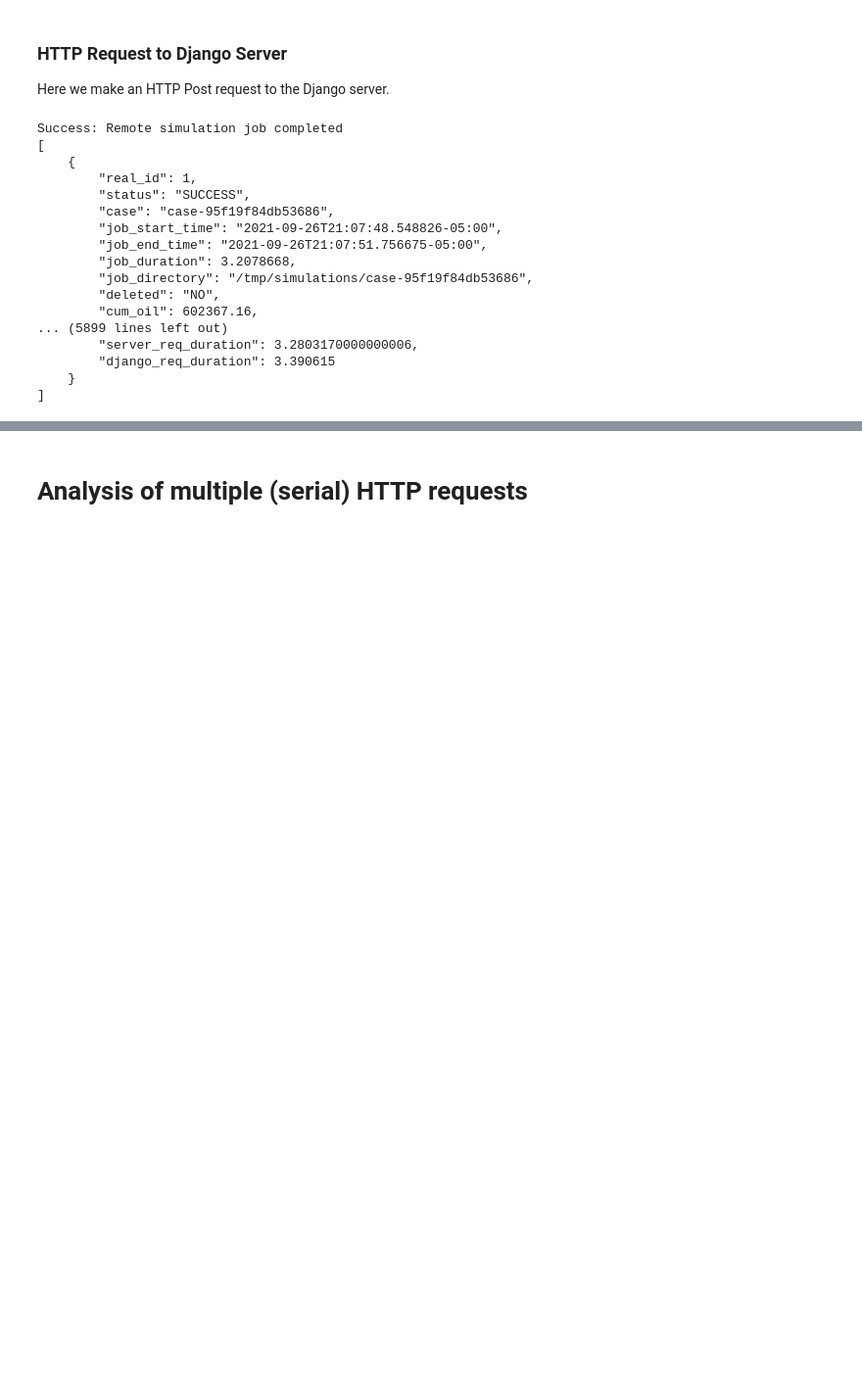
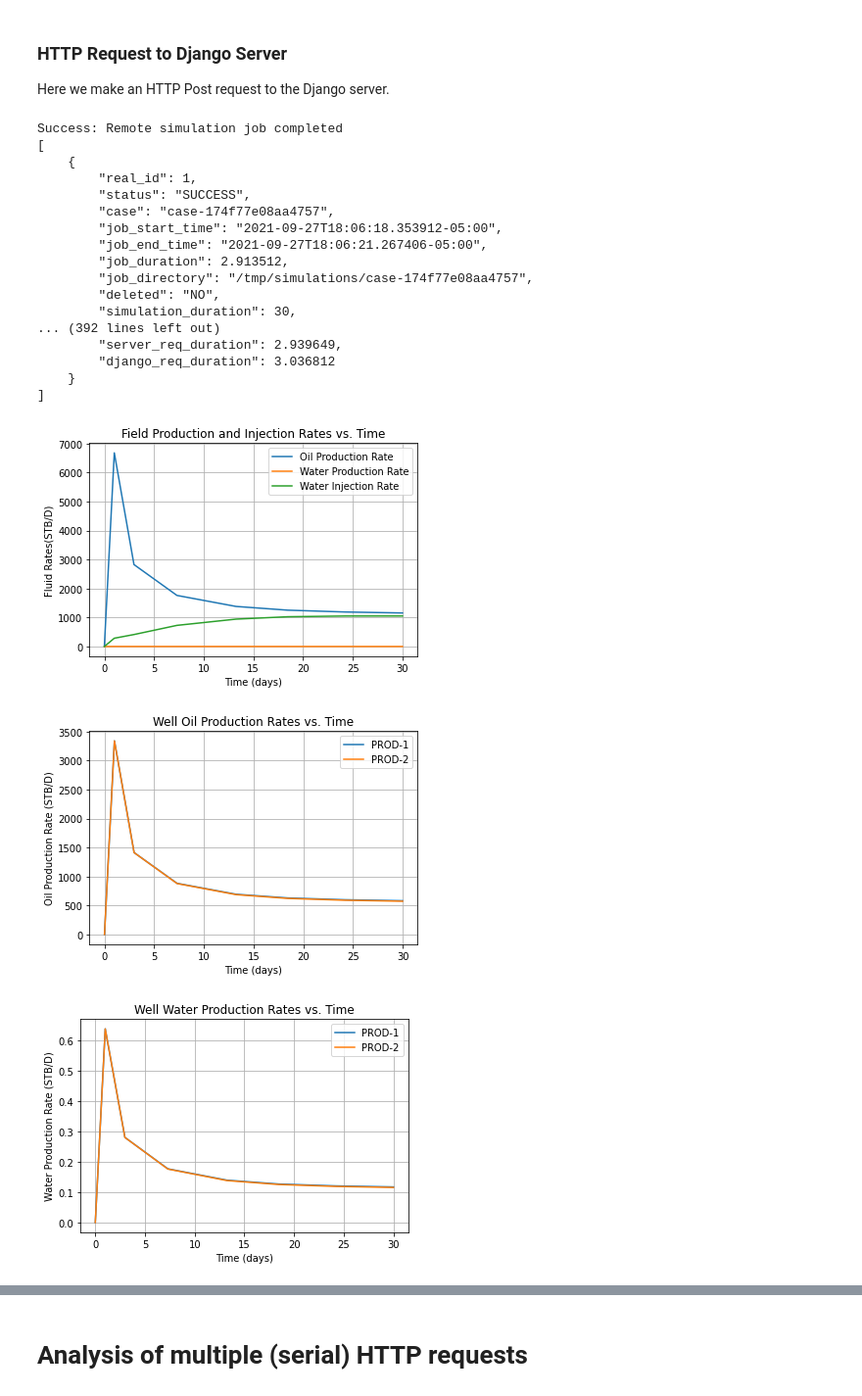
Before and after one commit to jeosol/aiml, a Jupyter notebook: remote_simulation_analysis.ipynb, the cells around one changed output, grey strips where cells are left out. Shown at 98% size. Cells and saved outputs as stored; diff of their text form; code cells hidden in the pictures; blank space fills up the shorter version.

Commit message:
Disable print json. Make plots of request is successful

```diff
--- a/remote_simulation_analysis.ipynb
+++ b/remote_simulation_analysis.ipynb
@@ -121,7 +122,7 @@ APP_SERVER_API    = "http://127.0.0.1:8081/api/sim/run-sim-json"
 In order to perform a remote simulation, a user must first create a **project_id** key that is tied to a simulation model. This key enables selecting and performing simulation for the same model afterwards.
 # %%
 # set a project_id key to run the xz-nz-model. The dimensions of the model are (100x1x1)
-project_id = "bcbee9f6-daf4-468b-b442-93630453e3e4"
+project_id = "049077ec-894f-4eff-958b-5eac5d25a34f"
 # %% [markdown]
 ### Sample input file with parameters to run application
 
@@ -138,28 +139,32 @@ Here we make an HTTP Post request to the Django server.
 # %%
 response = requests.post(DJANGO_SERVER_API, data={'project_id':project_id, 'input_data': str(input_data)})
 if response.status_code == 200:
     print('Success: Remote simulation job completed')
     response_json = response.json()
-    print_json(response_json)
+    #print_json(response_json)
     sim_results = response_json[0]
+    make_plots(sim_results)
 else:
 
     print('Failed: Remote simulation job failed')
 # %% [output]
 Success: Remote simulation job completed
 [
     {
         "real_id": 1,
         "status": "SUCCESS",
-        "case": "case-95f19f84db53686",
-        "job_start_time": "2021-09-26T21:07:48.548826-05:00",
-        "job_end_time": "2021-09-26T21:07:51.756675-05:00",
-        "job_duration": 3.2078668,
-        "job_directory": "/tmp/simulations/case-95f19f84db53686",
+        "case": "case-174f77e08aa4757",
+        "job_start_time": "2021-09-27T18:06:18.353912-05:00",
+        "job_end_time": "2021-09-27T18:06:21.267406-05:00",
+        "job_duration": 2.913512,
+        "job_directory": "/tmp/simulations/case-174f77e08aa4757",
         "deleted": "NO",
-        "cum_oil": 602367.16,
-... (5899 lines left out)
-        "server_req_duration": 3.2803170000000006,
-        "django_req_duration": 3.390615
+        "simulation_duration": 30,
+... (392 lines left out)
+        "server_req_duration": 2.939649,
+        "django_req_duration": 3.036812
     }
 ]
+[figure, added]
+[figure, added]
+[figure, added]
```
Also changed, not shown: parts of 3 cells of this notebook.
